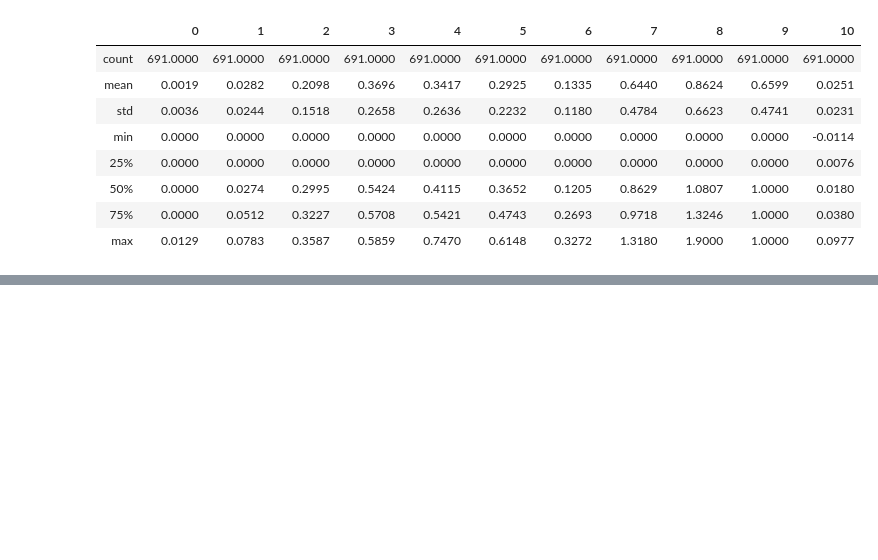
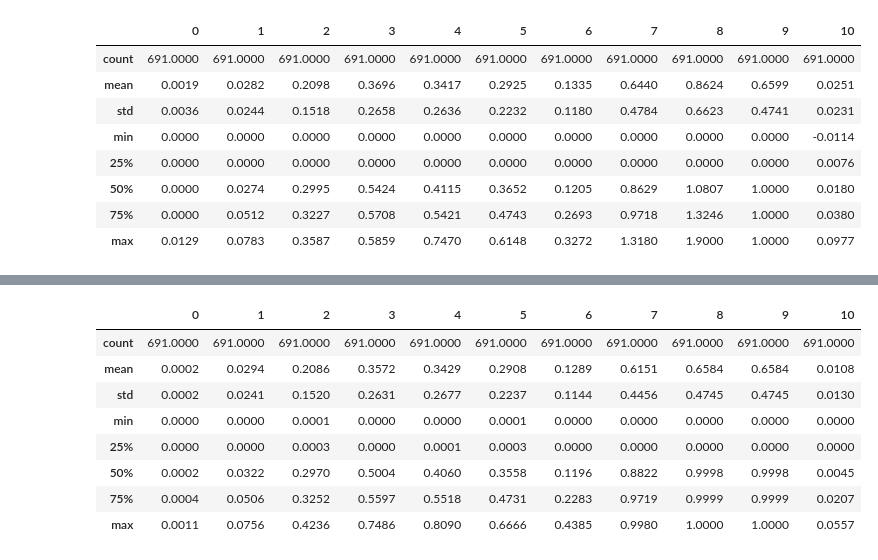
Before and after one commit to denominations-io/macroeconomics, a Jupyter notebook: timeseries_transformer.ipynb, the cells around one changed output, grey strips where cells are left out. Saved outputs shown, nothing was run; the diff lists cells and outputs as text; code cells hidden in the pictures; blank space fills up the shorter version.

```diff
--- a/timeseries_transformer.ipynb
+++ b/timeseries_transformer.ipynb
@@ -645,0 +625,15 @@ plt.show()
+# %%
+sim_preds = simulator.predict([cf_src, cf_src_history, cf_tar])
+counterfactual_predictions = map(lambda v: v.flatten(), sim_preds)
+cf_sim_df = pd.DataFrame(counterfactual_predictions)
+cf_sim_df.describe()
+# %% [output]
+|  | 0 | 1 | 2 | 3 | 4 | 5 | 6 | 7 | 8 | 9 | 10 |
+| count | 691.0000 | 691.0000 | 691.0000 | 691.0000 | 691.0000 | 691.0000 | 691.0000 | 691.0000 | 691.0000 | 691.0000 | 691.0000 |
+| mean | 0.0002 | 0.0294 | 0.2086 | 0.3572 | 0.3429 | 0.2908 | 0.1289 | 0.6151 | 0.6584 | 0.6584 | 0.0108 |
+| std | 0.0002 | 0.0241 | 0.1520 | 0.2631 | 0.2677 | 0.2237 | 0.1144 | 0.4456 | 0.4745 | 0.4745 | 0.0130 |
+| min | 0.0000 | 0.0000 | 0.0001 | 0.0000 | 0.0000 | 0.0001 | 0.0000 | 0.0000 | 0.0000 | 0.0000 | 0.0000 |
+| 25% | 0.0000 | 0.0000 | 0.0003 | 0.0000 | 0.0001 | 0.0003 | 0.0000 | 0.0000 | 0.0000 | 0.0000 | 0.0000 |
+| 50% | 0.0002 | 0.0322 | 0.2970 | 0.5004 | 0.4060 | 0.3558 | 0.1196 | 0.8822 | 0.9998 | 0.9998 | 0.0045 |
+| 75% | 0.0004 | 0.0506 | 0.3252 | 0.5597 | 0.5518 | 0.4731 | 0.2283 | 0.9719 | 0.9999 | 0.9999 | 0.0207 |
+| max | 0.0011 | 0.0756 | 0.4236 | 0.7486 | 0.8090 | 0.6666 | 0.4385 | 0.9980 | 1.0000 | 1.0000 | 0.0557 |
```
Also changed, not shown: parts of 30 cells of this notebook, 4 other files.
